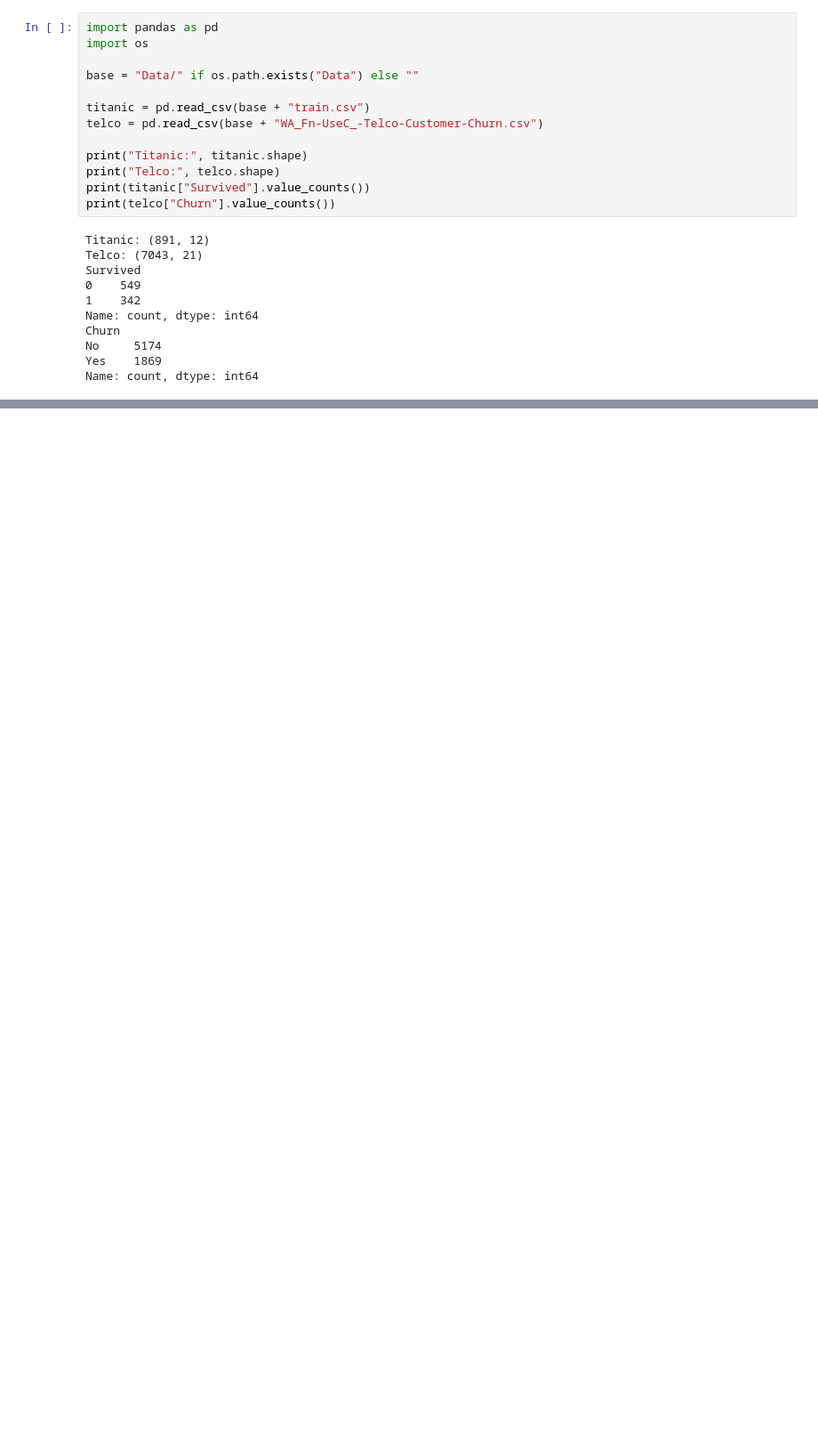
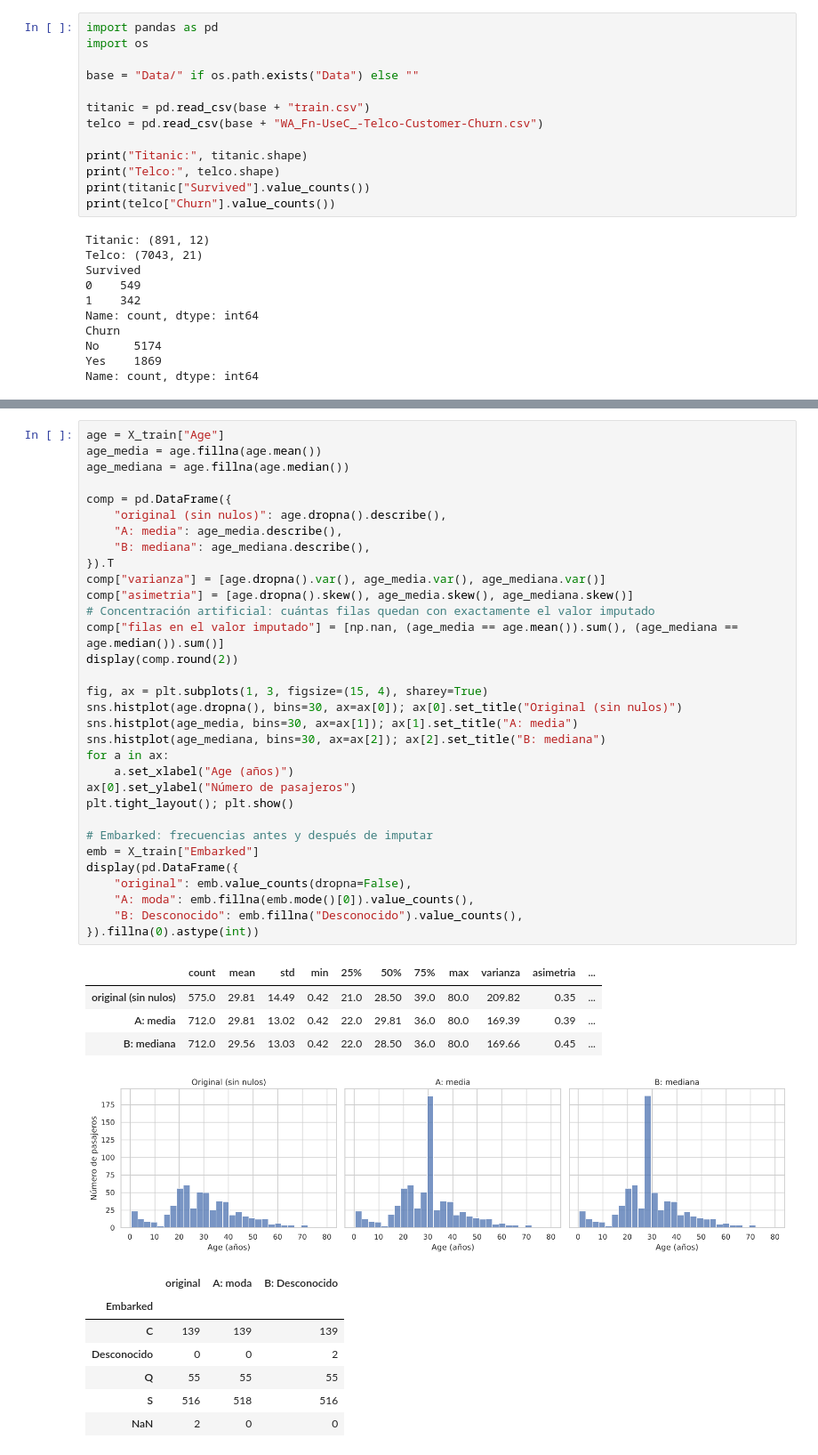
Before and after one commit to davilabrayan688-gif/Practica2-EDA, a Jupyter notebook: Practica2_IA.ipynb, the cells around one changed output, grey strips where cells are left out. Shown at 89% size. Drawn from its saved outputs; the diff is of its cells as text; blank space fills up the shorter version.

```diff
--- a/Practica2_IA.ipynb
+++ b/Practica2_IA.ipynb
@@ -593,0 +640,45 @@ En el conjunto de prueba, conformado por 1,409 clientes de los cuales 374 corres
+# %%
+age = X_train["Age"]
+age_media = age.fillna(age.mean())
+age_mediana = age.fillna(age.median())
+
+comp = pd.DataFrame({
+    "original (sin nulos)": age.dropna().describe(),
+    "A: media": age_media.describe(),
+    "B: mediana": age_mediana.describe(),
+}).T
+comp["varianza"] = [age.dropna().var(), age_media.var(), age_mediana.var()]
+comp["asimetria"] = [age.dropna().skew(), age_media.skew(), age_mediana.skew()]
+# Concentración artificial: cuántas filas quedan con exactamente el valor imputado
+comp["filas en el valor imputado"] = [np.nan, (age_media == age.mean()).sum(), (age_mediana == age.median()).sum()]
+display(comp.round(2))
+
+fig, ax = plt.subplots(1, 3, figsize=(15, 4), sharey=True)
+sns.histplot(age.dropna(), bins=30, ax=ax[0]); ax[0].set_title("Original (sin nulos)")
+sns.histplot(age_media, bins=30, ax=ax[1]); ax[1].set_title("A: media")
+sns.histplot(age_mediana, bins=30, ax=ax[2]); ax[2].set_title("B: mediana")
+for a in ax:
+    a.set_xlabel("Age (años)")
+ax[0].set_ylabel("Número de pasajeros")
+plt.tight_layout(); plt.show()
+
+# Embarked: frecuencias antes y después de imputar
+emb = X_train["Embarked"]
+display(pd.DataFrame({
+    "original": emb.value_counts(dropna=False),
+    "A: moda": emb.fillna(emb.mode()[0]).value_counts(),
+    "B: Desconocido": emb.fillna("Desconocido").value_counts(),
+}).fillna(0).astype(int))
+# %% [output]
+|  | count | mean | std | min | 25% | 50% | 75% | max | varianza | asimetria | ... |
+| original (sin nulos) | 575.0 | 29.81 | 14.49 | 0.42 | 21.0 | 28.50 | 39.0 | 80.0 | 209.82 | 0.35 | ... |
+| A: media | 712.0 | 29.81 | 13.02 | 0.42 | 22.0 | 29.81 | 36.0 | 80.0 | 169.39 | 0.39 | ... |
+| B: mediana | 712.0 | 29.56 | 13.03 | 0.42 | 22.0 | 28.50 | 36.0 | 80.0 | 169.66 | 0.45 | ... |
+[figure, added]
+|  | original | A: moda | B: Desconocido |
+| Embarked |  |  |  |
+| C | 139 | 139 | 139 |
+| Desconocido | 0 | 0 | 2 |
+| Q | 55 | 55 | 55 |
+| S | 516 | 518 | 516 |
+| NaN | 2 | 0 | 0 |
```
Also changed, not shown: parts of 96 cells of this notebook, 5 other files.
